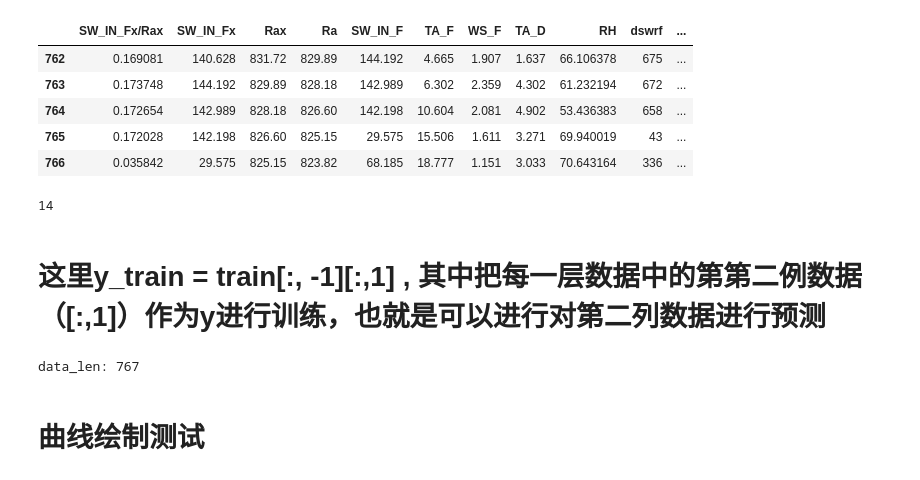
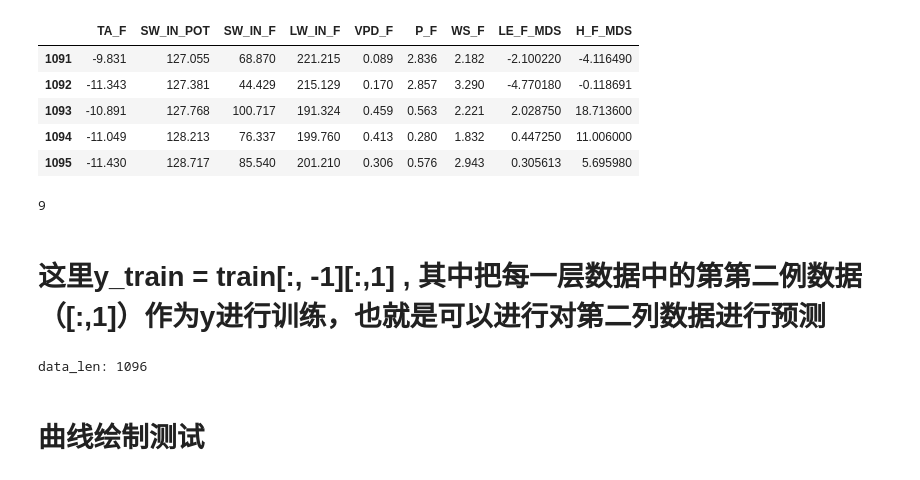
Before and after one commit to AnleHrc/MultiplyUseForMLD, a Jupyter notebook: PaperRelative/SVM/SVM_Regression.ipynb, the cells around one changed output. Drawn from its saved outputs; the diff is of its cells as text; code cells hidden in the pictures.

```diff
--- a/PaperRelative/SVM/SVM_Regression.ipynb
+++ b/PaperRelative/SVM/SVM_Regression.ipynb
@@ -7,25 +7,25 @@ from sklearn.metrics import mean_squared_error
 from math import sqrt
 #倒入一些必要的库
 # %%
-feanum=1#一共有多少特征
-window=1#时间窗设置
-df1=pd.read_csv('../Resource/FLUXNET2015/FLX_AR-Vir_FLUXNET2015_FULLSET_DD_2009-2012_1-3.csv') #读取数据
+feanum=9#一共有多少特征
+window=5#时间窗设置
+df1=pd.read_csv('../Resource/FLUXNET2015/FLX_JP-MBF_FLUXNET2015_SUBSET_DD_2003-2005_1-4_fill.csv') #读取数据
 #df1=pd.read_csv('../Resource/FLUXNET2015/FLX_AU-TTE_FLUXNET2015_FULLSET_DD_2012-2014_1-3.csv') #读取数据 这个在测试集上表现较差
 #df1=pd.read_csv('../Resource/FLUXNET2015/FLX_CA-TPD_FLUXNET2015_FULLSET_DD_2012-2014_1-3.csv') #读取数据
 l=len(df1)
 df1=df1.iloc[:,1:]#删除前1列没用的
 df1.tail()
 # %% [output]
-|  | SW_IN_Fx/Rax | SW_IN_Fx | Rax | Ra | SW_IN_F | TA_F | WS_F | TA_D | RH | dswrf | ... |
-| 762 | 0.169081 | 140.628 | 831.72 | 829.89 | 144.192 | 4.665 | 1.907 | 1.637 | 66.106378 | 675 | ... |
-| 763 | 0.173748 | 144.192 | 829.89 | 828.18 | 142.989 | 6.302 | 2.359 | 4.302 | 61.232194 | 672 | ... |
-| 764 | 0.172654 | 142.989 | 828.18 | 826.60 | 142.198 | 10.604 | 2.081 | 4.902 | 53.436383 | 658 | ... |
-| 765 | 0.172028 | 142.198 | 826.60 | 825.15 | 29.575 | 15.506 | 1.611 | 3.271 | 69.940019 | 43 | ... |
-| 766 | 0.035842 | 29.575 | 825.15 | 823.82 | 68.185 | 18.777 | 1.151 | 3.033 | 70.643164 | 336 | ... |
+|  | TA_F | SW_IN_POT | SW_IN_F | LW_IN_F | VPD_F | P_F | WS_F | LE_F_MDS | H_F_MDS |
+| 1091 | -9.831 | 127.055 | 68.870 | 221.215 | 0.089 | 2.836 | 2.182 | -2.100220 | -4.116490 |
+| 1092 | -11.343 | 127.381 | 44.429 | 215.129 | 0.170 | 2.857 | 3.290 | -4.770180 | -0.118691 |
+| 1093 | -10.891 | 127.768 | 100.717 | 191.324 | 0.459 | 0.563 | 2.221 | 2.028750 | 18.713600 |
+| 1094 | -11.049 | 128.213 | 76.337 | 199.760 | 0.413 | 0.280 | 1.832 | 0.447250 | 11.006000 |
+| 1095 | -11.430 | 128.717 | 85.540 | 201.210 | 0.306 | 0.576 | 2.943 | 0.305613 | 5.695980 |
 # %%
 print(len(df1.iloc[0]))
 # %% [output]
-14
+9
 # %%
 #print(df1.iloc[:,-1])
 #print(df1.iloc[1:10,1])
@@ -67,7 +67,7 @@ result = np.array(result)#得到样本，样本形式为 window*feanum
 cut=150#分训练集测试集 最后cut个样本为测试集
 train = result[:-cut, :] # 训练集为第零行到倒数第cut=150行,默认取所有列
 x_train = train[:, :-1] #除了每层中的最后一行都取
-y_train = train[:, -1][:,3] #取所有层的每层中的最后一行数据中的最后一列数据(当等于-1的时候)
+y_train = train[:, -1][:,0] #取所有层的每层中的最后一行数据中的最后一列数据(当等于-1的时候)
 x_test = result[-cut:, :-1]
 y_test = result[-cut:, -1][:,1]
 X_train = np.reshape(x_train, (x_train.shape[0], x_train.shape[1], amount_of_features))
@@ -77,7 +77,7 @@ X_test = np.reshape(x_test, (x_test.shape[0], x_test.shape[1], amount_of_feature
 # print("X_test.shape[0]:",x_test.shape[0])
 # print("X_test.shape[1]:",x_test.shape[1])
 # %% [output]
-data_len: 767
+data_len: 1096
 # %% [markdown]
 # 曲线绘制测试
 # %%
```
Also changed, not shown: parts of 9 cells of this notebook, 3 other files.
